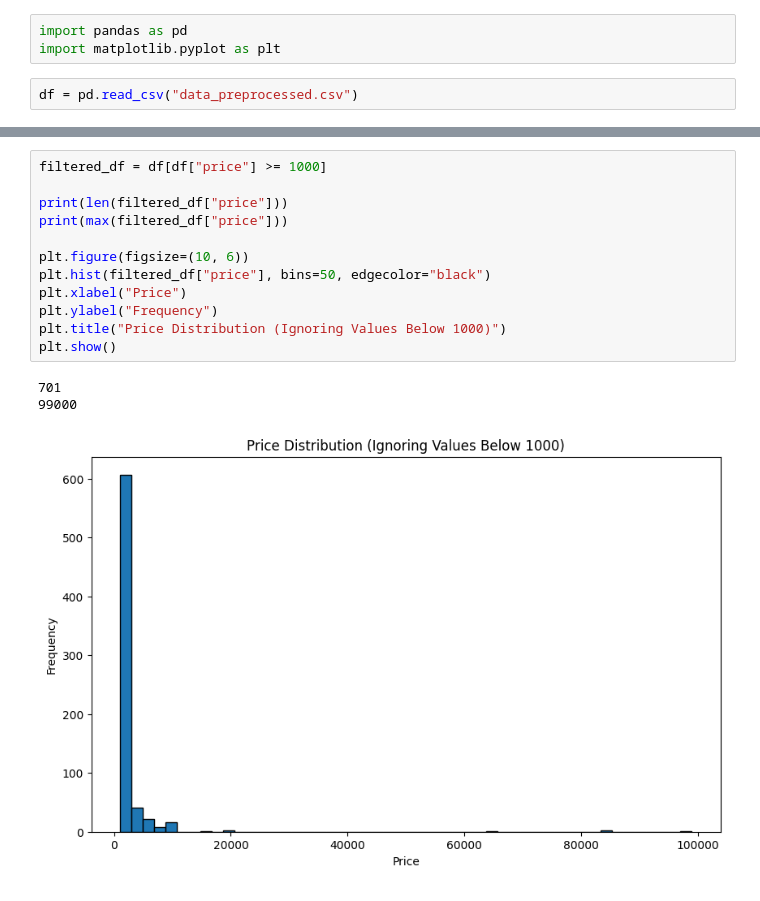
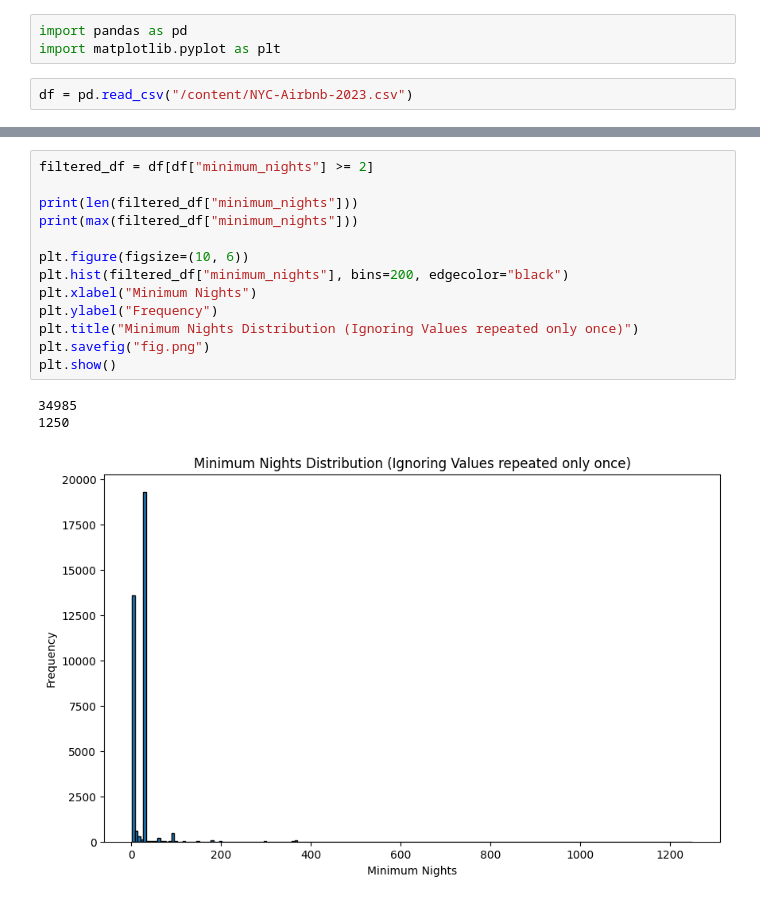
Before and after one commit to moayadeldin/CSCI-525.10-Project1, a Jupyter notebook: analysis.ipynb, the cells around one changed output, grey strips where cells are left out. Saved outputs shown, nothing was run; the diff lists cells and outputs as text.

```diff
--- a/analysis.ipynb
+++ b/analysis.ipynb
@@ -13,4 +13,4 @@ Note: you may need to restart the kernel to use updated packages.
 import pandas as pd
 import matplotlib.pyplot as plt
 # %%
-df = pd.read_csv("data_preprocessed.csv")
+df = pd.read_csv("/content/NYC-Airbnb-2023.csv")
@@ -17,16 +33,17 @@ df = pd.read_csv("data_preprocessed.csv")
 # %%
-filtered_df = df[df["price"] >= 1000]
+filtered_df = df[df["minimum_nights"] >= 2]
 
-print(len(filtered_df["price"]))
-print(max(filtered_df["price"]))
+print(len(filtered_df["minimum_nights"]))
+print(max(filtered_df["minimum_nights"]))
 
 plt.figure(figsize=(10, 6))
-plt.hist(filtered_df["price"], bins=50, edgecolor="black")
-plt.xlabel("Price")
+plt.hist(filtered_df["minimum_nights"], bins=200, edgecolor="black")
+plt.xlabel("Minimum Nights")
 plt.ylabel("Frequency")
-plt.title("Price Distribution (Ignoring Values Below 1000)")
+plt.title("Minimum Nights Distribution (Ignoring Values repeated only once)")
+plt.savefig("fig.png")
 plt.show()
 # %% [output]
-701
-99000
+34985
+1250
-[figure, old version]
+[figure, new version]
```
Also changed, not shown: parts of 2 cells of this notebook, 8 other files.
